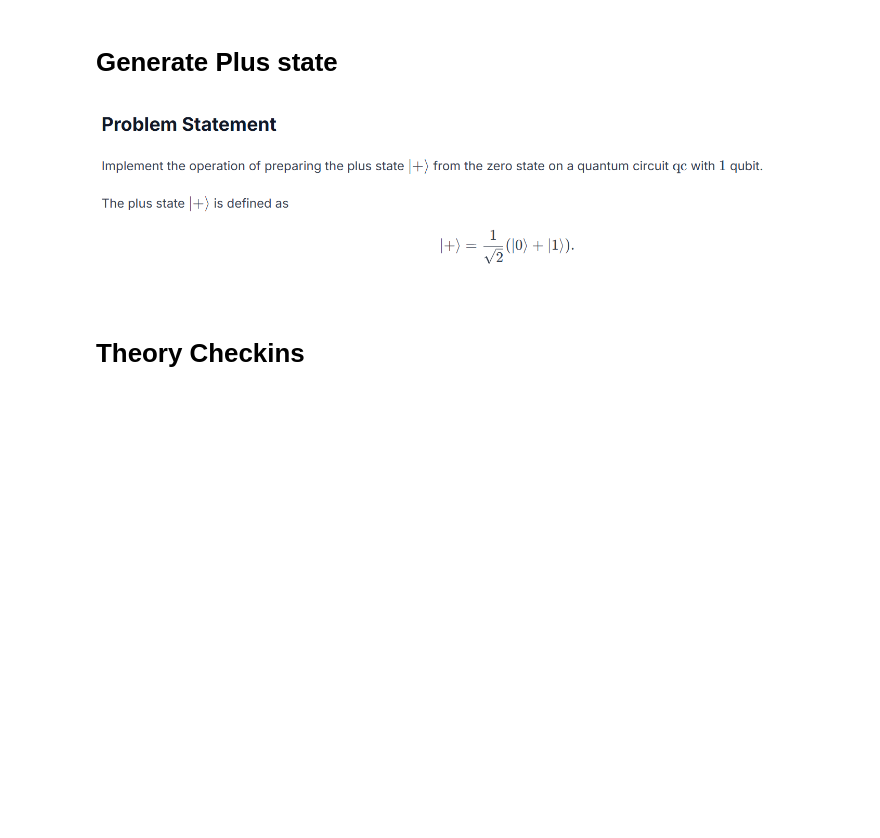
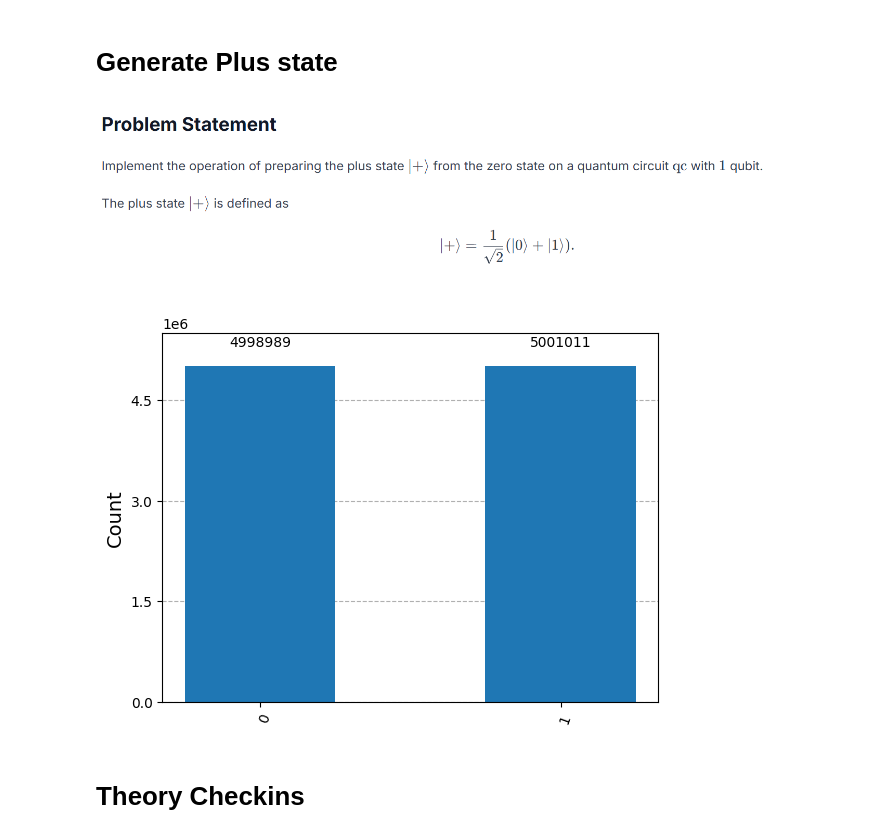
Before and after one commit to kebtes/iCog-Task, a Jupyter notebook: Task_QC_Training.ipynb, the cells around one changed output. Saved outputs shown, nothing was run; the diff lists cells and outputs as text; code cells hidden in the pictures; blank space fills up the shorter version.

```diff
--- a/Task_QC_Training.ipynb
+++ b/Task_QC_Training.ipynb
@@ -32,3 +69,16 @@ import qiskit
+# %%
+circuit = QuantumCircuit(1, 1)
+circuit.h(0)
+circuit.measure(0, 0)
+
+# Used a higher shot count here for a 'better' result
+# The more the shot count the closer the result is gonna be 50-50
+result = AerSimulator().run(circuit, shots=10_000_000).result()
+
+statistics = result.get_counts()
+plot_histogram(statistics)
+# %% [output]
+[figure, added]
 # %% [markdown]
 # **Theory Checkins**
 # %% [markdown]
```
Also changed, not shown: parts of 17 cells of this notebook.
